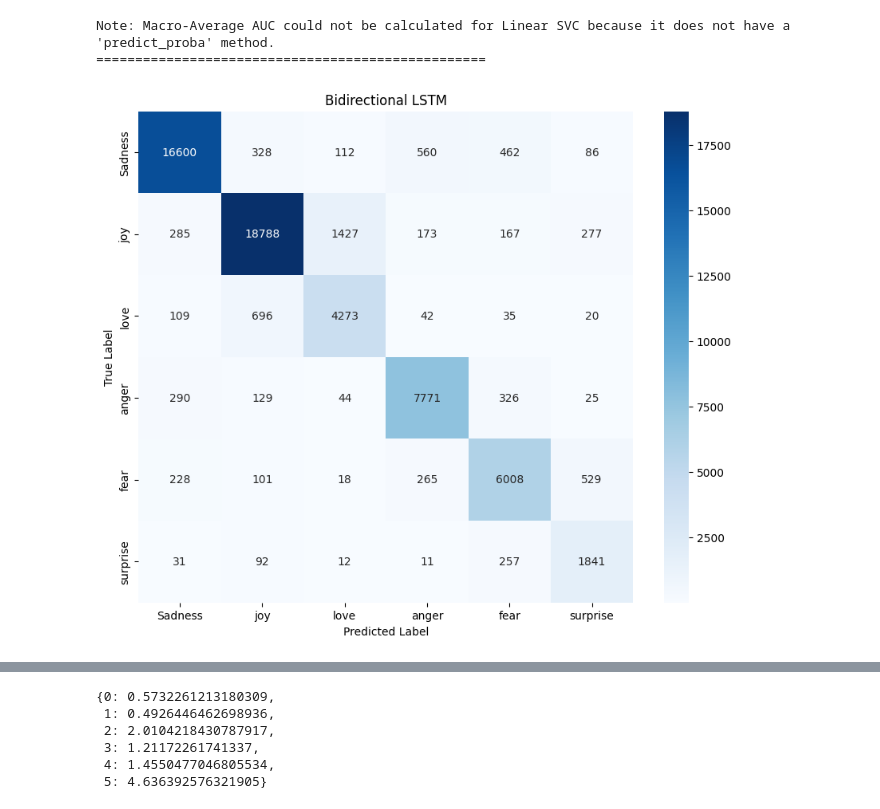
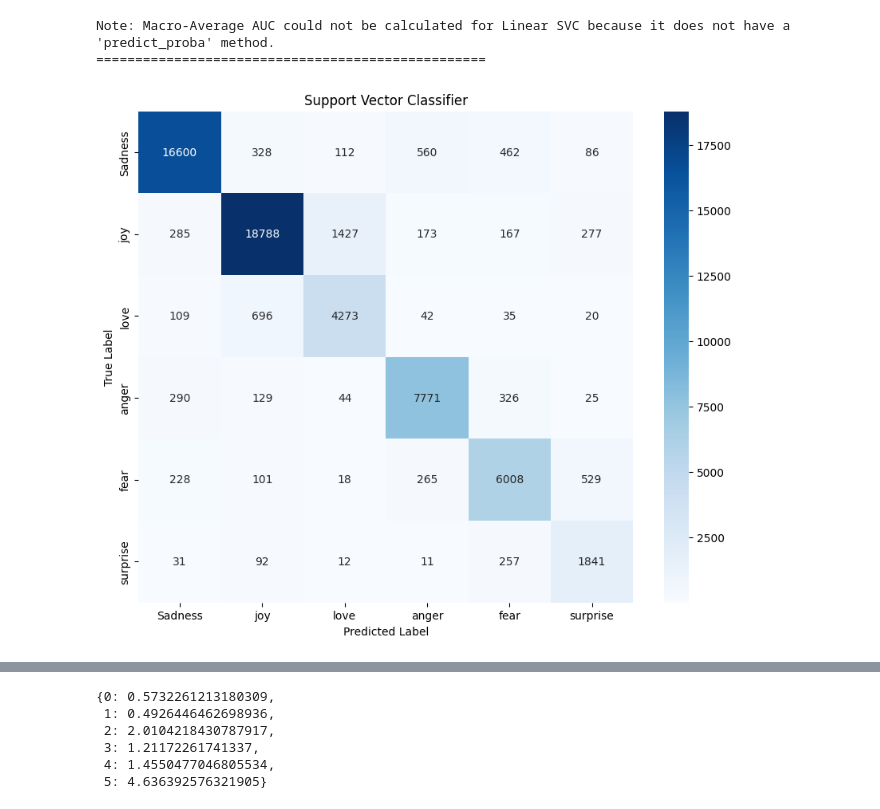
Before and after one commit to ravi2248/Emotion-Classification-in-Twitter-Messages, a Jupyter notebook: Emotion Classification.ipynb, the cells around one changed output, grey strips where cells are left out. Cells and saved outputs as stored; diff of their text form; code cells hidden in the pictures.

```diff
--- a/Emotion Classification.ipynb
+++ b/Emotion Classification.ipynb
@@ -489,12 +489,12 @@ cm = confusion_matrix(y_val, y_pred_svc)
 # %%
 plt.figure(figsize=(10, 8))
 sns.heatmap(cm, annot=True, fmt='d', cmap='Blues', xticklabels=emotion_labels.values(), yticklabels=emotion_labels.values())
-plt.title('Bidirectional LSTM')
+plt.title('Support Vector Classifier')
 plt.xlabel('Predicted Label')
 plt.ylabel('True Label')
 plt.show()
 # %% [output]
-[figure, old version]
+[figure, new version]
 # %%
 def preprocessing_messages_rnn(text):
     text = text.lower()
```
Also changed, not shown: parts of 55 cells of this notebook, 3 other files.
